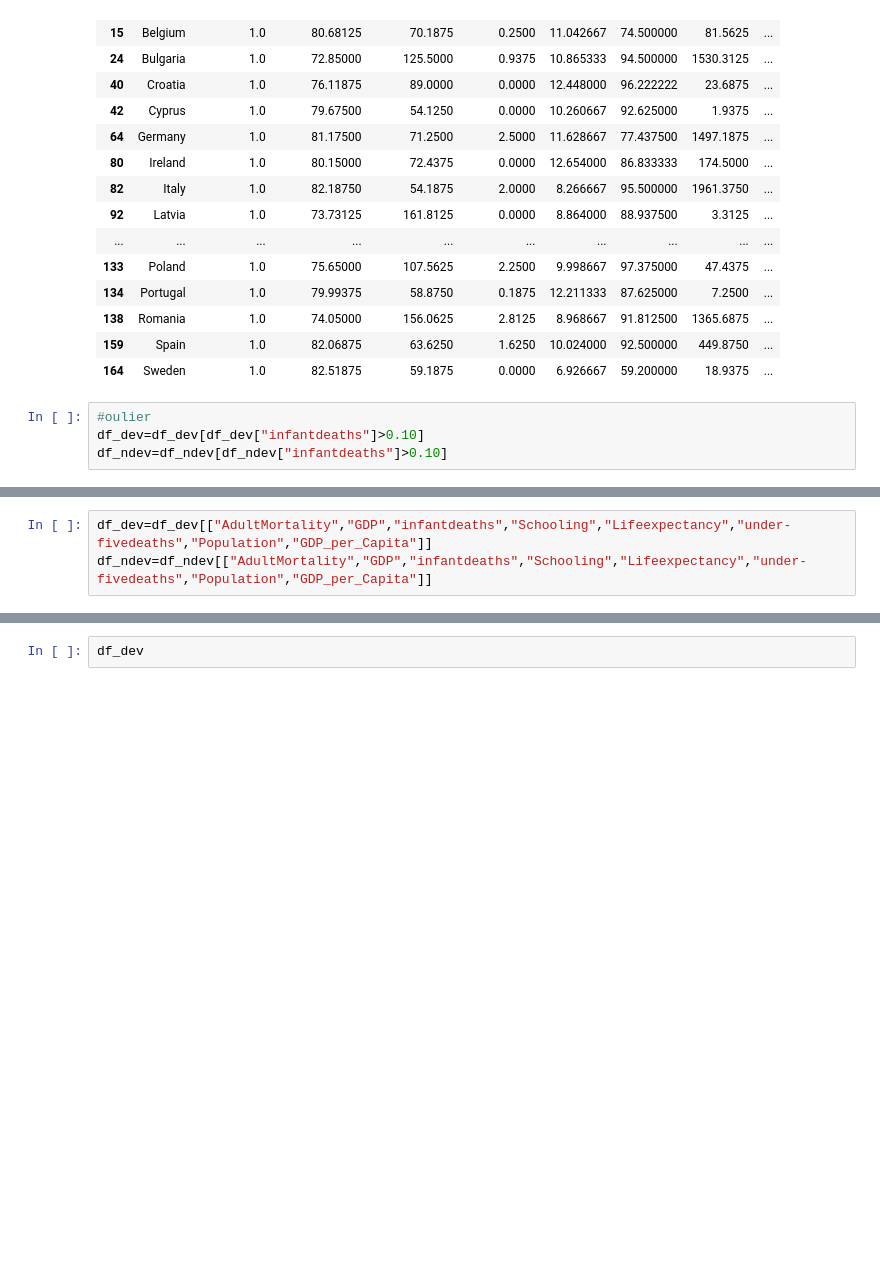
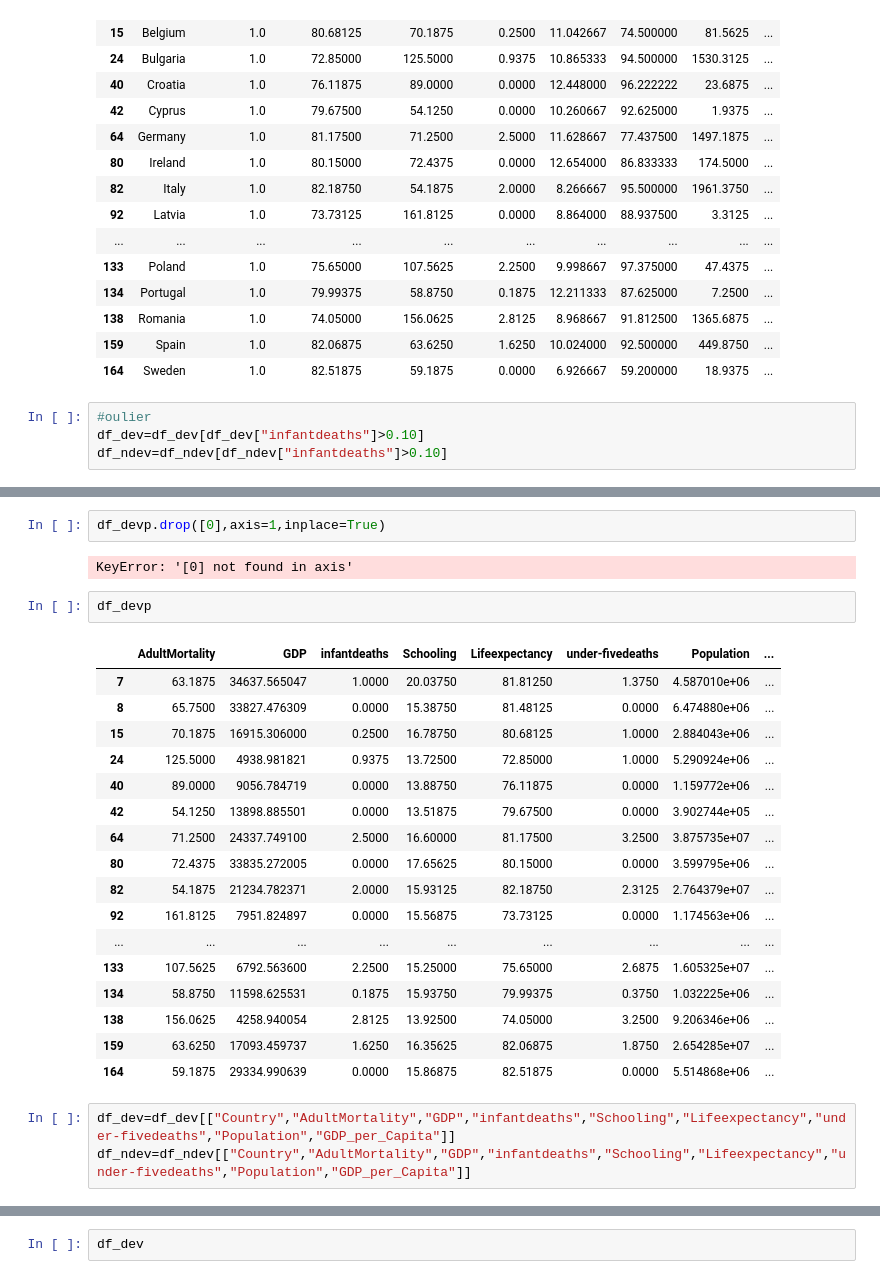
Before and after one commit to SidhST12/BSIP_Assignment_2_Students, a Jupyter notebook: stats_asn_2_start.ipynb, the cells around one changed output, grey strips where cells are left out. Saved outputs shown, nothing was run; the diff lists cells and outputs as text; blank space fills up the shorter version.

```diff
--- a/stats_asn_2_start.ipynb
+++ b/stats_asn_2_start.ipynb
@@ -482,5 +487,29 @@ KeyError: "['Country'] not found in axis"
+# %%
+df_devp.drop([0],axis=1,inplace=True)
+# %% [output]
+KeyError: '[0] not found in axis'
+# %%
+df_devp
+# %% [output]
+|  | AdultMortality | GDP | infantdeaths | Schooling | Lifeexpectancy | under-fivedeaths | Population | ... |
+| 7 | 63.1875 | 34637.565047 | 1.0000 | 20.03750 | 81.81250 | 1.3750 | 4.587010e+06 | ... |
+| 8 | 65.7500 | 33827.476309 | 0.0000 | 15.38750 | 81.48125 | 0.0000 | 6.474880e+06 | ... |
+| 15 | 70.1875 | 16915.306000 | 0.2500 | 16.78750 | 80.68125 | 1.0000 | 2.884043e+06 | ... |
+| 24 | 125.5000 | 4938.981821 | 0.9375 | 13.72500 | 72.85000 | 1.0000 | 5.290924e+06 | ... |
+| 40 | 89.0000 | 9056.784719 | 0.0000 | 13.88750 | 76.11875 | 0.0000 | 1.159772e+06 | ... |
+| 42 | 54.1250 | 13898.885501 | 0.0000 | 13.51875 | 79.67500 | 0.0000 | 3.902744e+05 | ... |
+| 64 | 71.2500 | 24337.749100 | 2.5000 | 16.60000 | 81.17500 | 3.2500 | 3.875735e+07 | ... |
+| 80 | 72.4375 | 33835.272005 | 0.0000 | 17.65625 | 80.15000 | 0.0000 | 3.599795e+06 | ... |
+| 82 | 54.1875 | 21234.782371 | 2.0000 | 15.93125 | 82.18750 | 2.3125 | 2.764379e+07 | ... |
+| 92 | 161.8125 | 7951.824897 | 0.0000 | 15.56875 | 73.73125 | 0.0000 | 1.174563e+06 | ... |
+| ... | ... | ... | ... | ... | ... | ... | ... | ... |
+| 133 | 107.5625 | 6792.563600 | 2.2500 | 15.25000 | 75.65000 | 2.6875 | 1.605325e+07 | ... |
+| 134 | 58.8750 | 11598.625531 | 0.1875 | 15.93750 | 79.99375 | 0.3750 | 1.032225e+06 | ... |
+| 138 | 156.0625 | 4258.940054 | 2.8125 | 13.92500 | 74.05000 | 3.2500 | 9.206346e+06 | ... |
+| 159 | 63.6250 | 17093.459737 | 1.6250 | 16.35625 | 82.06875 | 1.8750 | 2.654285e+07 | ... |
+| 164 | 59.1875 | 29334.990639 | 0.0000 | 15.86875 | 82.51875 | 0.0000 | 5.514868e+06 | ... |
 # %%
-df_dev=df_dev[["AdultMortality","GDP","infantdeaths","Schooling","Lifeexpectancy","under-fivedeaths","Population","GDP_per_Capita"]]
-df_ndev=df_ndev[["AdultMortality","GDP","infantdeaths","Schooling","Lifeexpectancy","under-fivedeaths","Population","GDP_per_Capita"]]
+df_dev=df_dev[["Country","AdultMortality","GDP","infantdeaths","Schooling","Lifeexpectancy","under-fivedeaths","Population","GDP_per_Capita"]]
+df_ndev=df_ndev[["Country","AdultMortality","GDP","infantdeaths","Schooling","Lifeexpectancy","under-fivedeaths","Population","GDP_per_Capita"]]
 # %%
 #Show Correlations in heatmap
```
Also changed, not shown: parts of 11 cells of this notebook.
